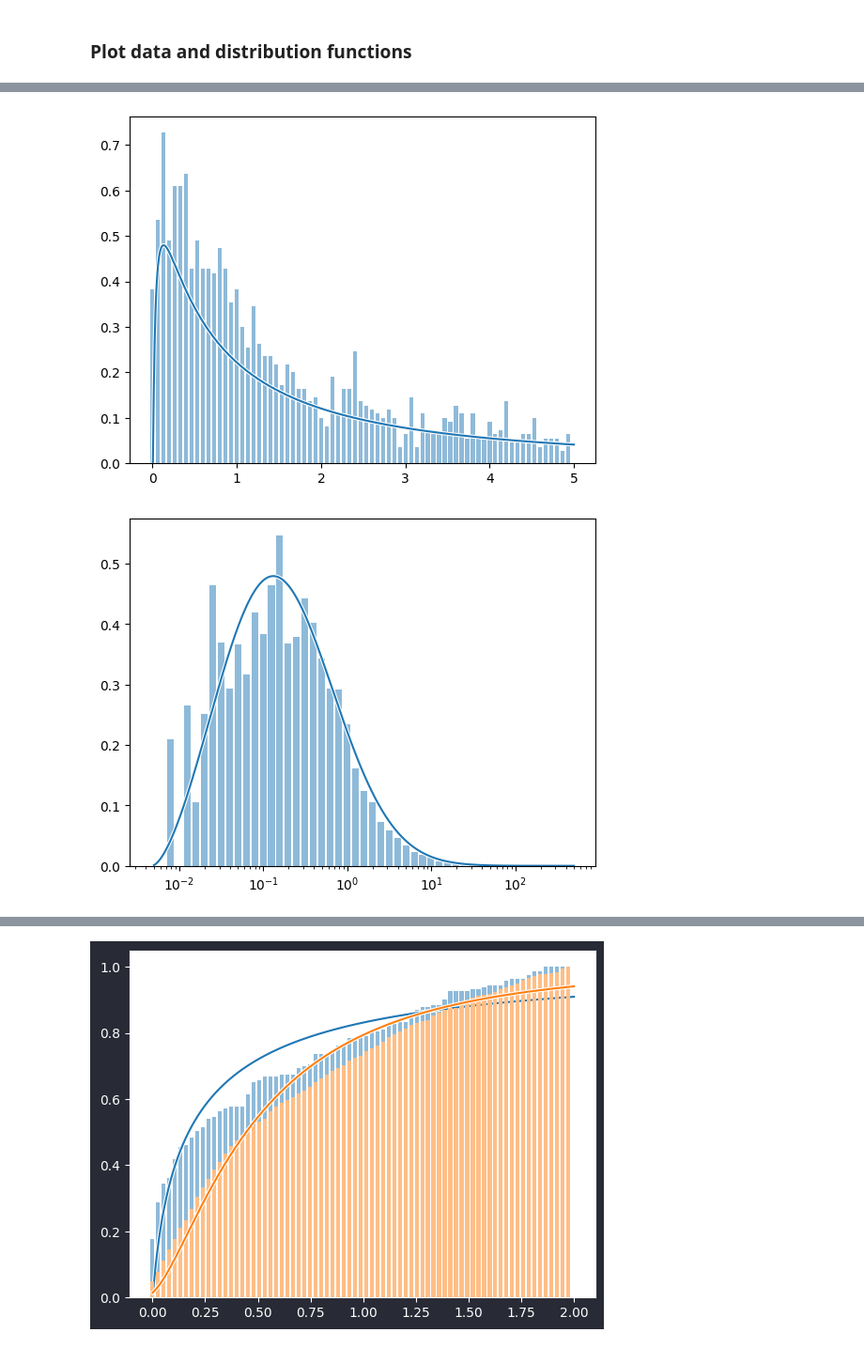
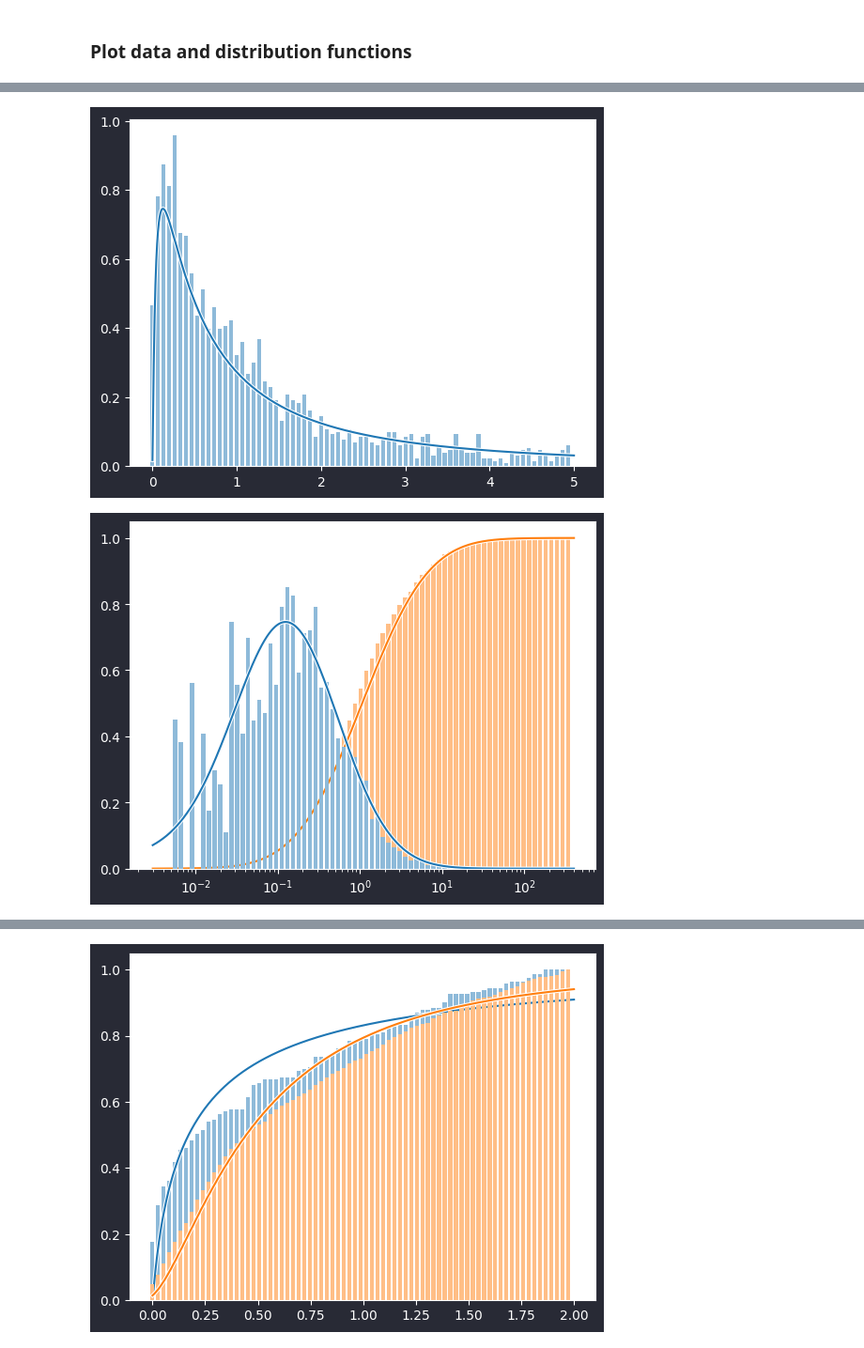
Before and after one commit to 2phi/oracle, a Jupyter notebook: analysis.ipynb, the cells around one changed output, grey strips where cells are left out. Shown at 94% size. Saved outputs shown, nothing was run; the diff lists cells and outputs as text; code cells hidden in the pictures.

```diff
--- a/analysis.ipynb
+++ b/analysis.ipynb
@@ -98,7 +98,7 @@ cut_too_long = df_sp['lengthOfCut'] > 0.6*df_sp['lengthOfColumn']
 df_sp = df_sp[~cut_too_long]
 
 # Calculate the fracture toughness
-df_sp = pst_engine.calc_fracture_toughness(df_sp, pst_type='normal')
+df_sp = pst_engine.calc_fracture_toughness(df_sp, pst_type='vertical')
 df_vh = pst_engine.calc_fracture_toughness(df_vh, use_t=True)
 
 display(
@@ -310,9 +296,9 @@ plot.distribution(df_arr['Gc'], dist_type='lognorm', kind='cdf', log=True)
 # %%
 plot.distribution(df_all, dist_type='lognorm', kind='pdf', log=False, range=[0, 5], fit_to_range=False)
 # %% [output]
-[figure, old version]
+[figure, new version]
 # %%
-plot.distribution(df_all, dist_type='lognorm', kind='pdf', log=True, range=[5e-3, 5e2], bins=50, fit_to_range=False)
-# plot.distribution(df_all, dist_type='lognorm', kind='cdf', log=True, range=[5e-3, 5e2], bins=40, fit_to_range=False)
+plot.distribution(df_all, dist_type='lognorm', kind='pdf', log=True, range=[3e-3, 4e2], fit_to_range=False)
+plot.distribution(df_all, dist_type='lognorm', kind='cdf', log=True, range=[3e-3, 4e2], fit_to_range=False)
 # %% [output]
-[figure, old version]
+[figure, new version]
```
Also changed, not shown: parts of 15 cells of this notebook, 1 other file.
